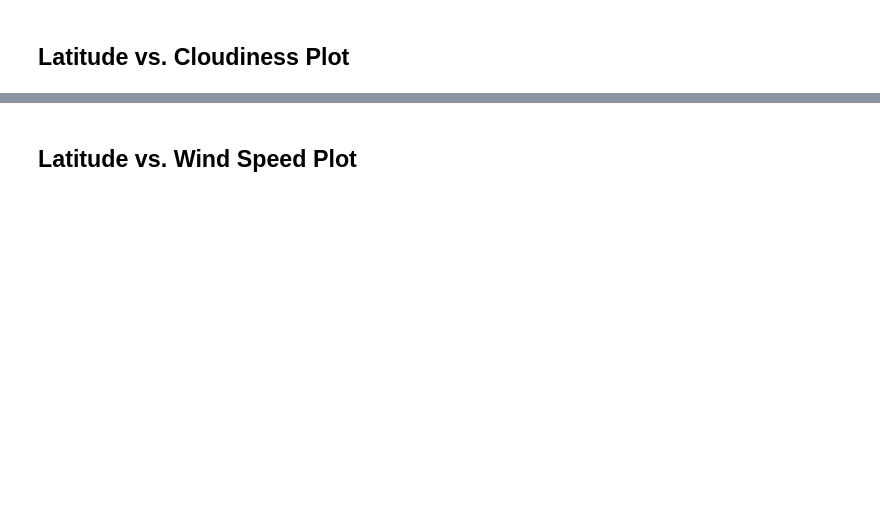
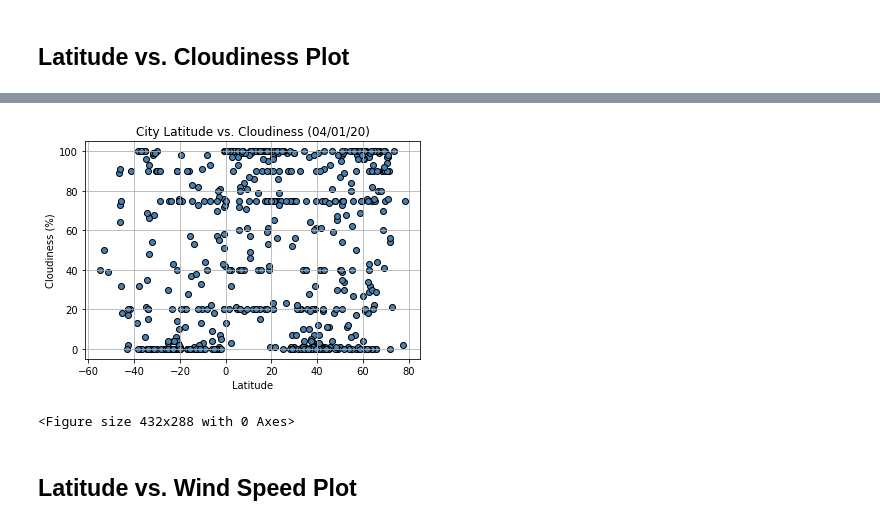
Before and after one commit to tawnynichols/python-api-challenge, a Jupyter notebook: WeatherPy/WeatherPy.ipynb, the cells around one changed output, grey strips where cells are left out. Cells and saved outputs as stored; diff of their text form; code cells hidden in the pictures; blank space fills up the shorter version.

```diff
--- a/WeatherPy/WeatherPy.ipynb
+++ b/WeatherPy/WeatherPy.ipynb
@@ -251,2 +271,18 @@ clean_city_data
+# %%
+# Create Plot
+x_axis = plot_data["Lat"]
+y_axis = plot_data["Cloudiness"]
+
+fig, ax = plt.subplots()
+ax.scatter(x_axis,y_axis, c='steelblue', edgecolors='black', linewidth=1)
+plt.title('City Latitude vs. Cloudiness (04/01/20)')
+plt.xlabel('Latitude')
+plt.ylabel('Cloudiness (%)')
+plt.grid(True)
+plt.show()
+plt.savefig("output_data\Lat_vs_Clouds.png")
+# %% [output]
+[figure, added]
+<Figure size 432x288 with 0 Axes>
 # %% [markdown]
 ## Latitude vs. Wind Speed Plot
```
Also changed, not shown: parts of 36 cells of this notebook, 11 other files.
